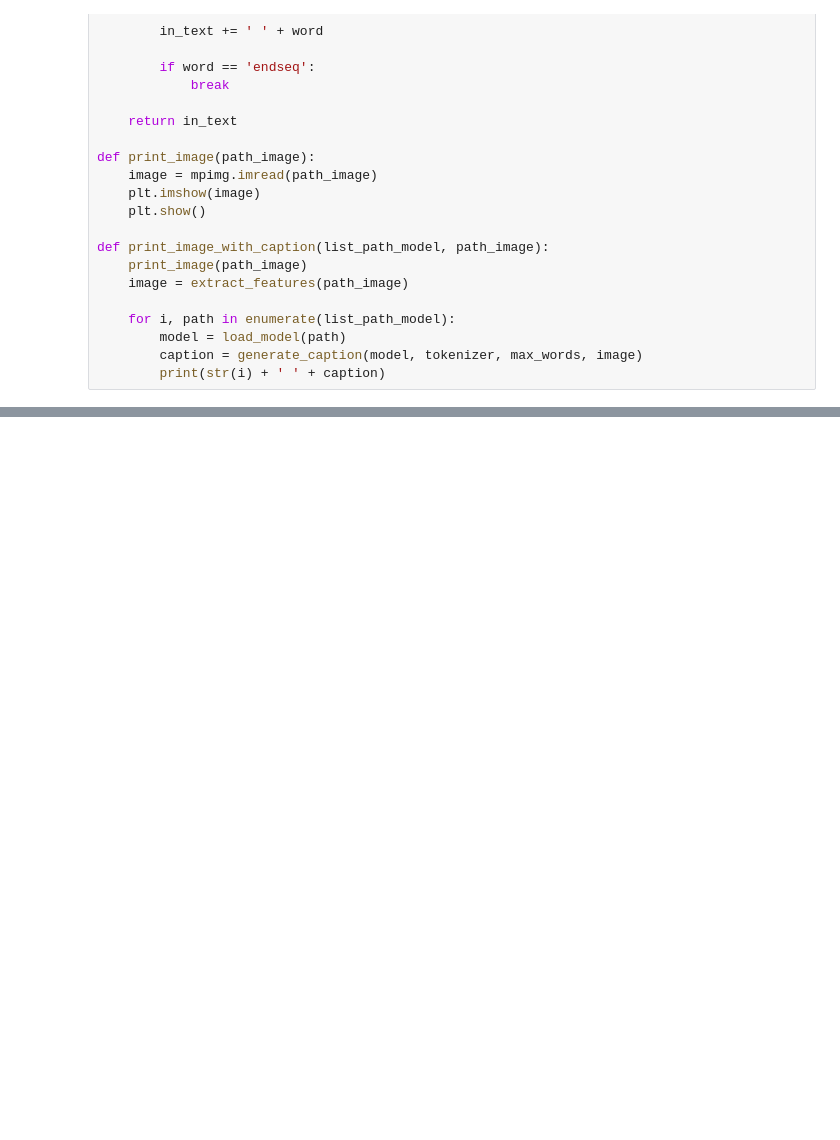
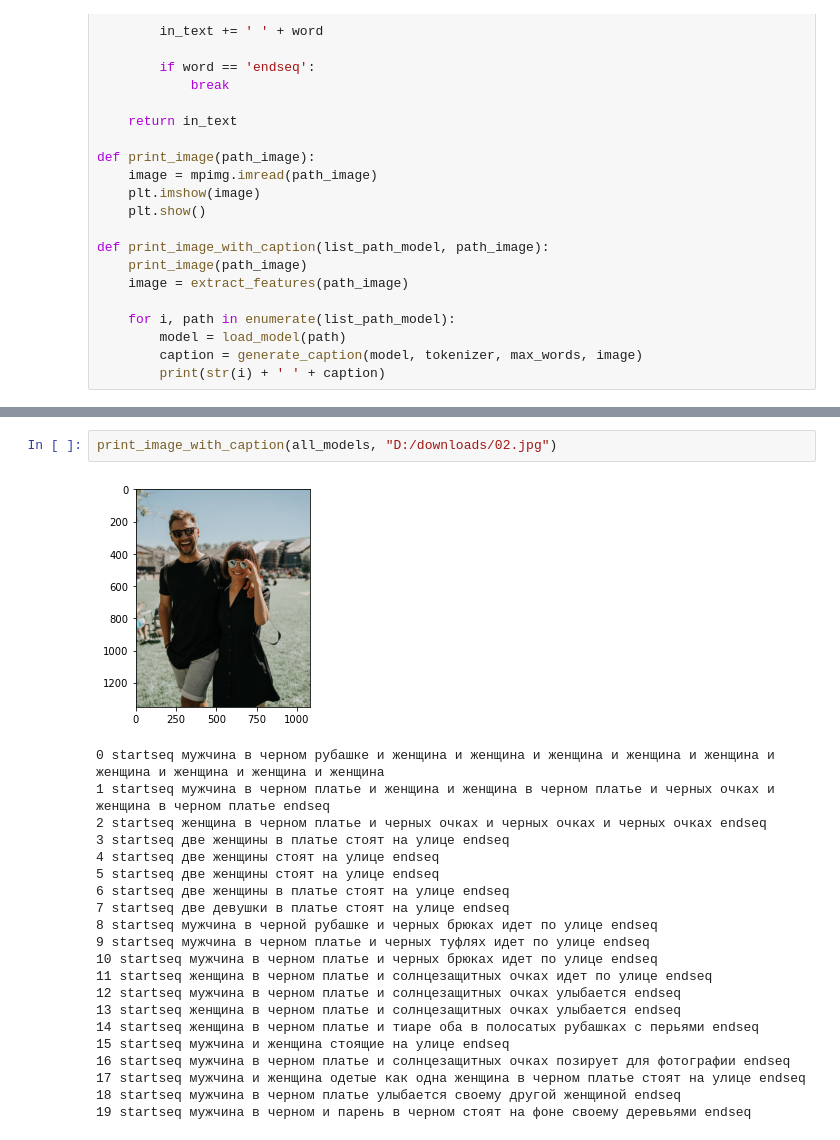
Before and after one commit to algorithm-ssau/generating-image-captions, a Jupyter notebook: lab3-image-caption-generator/6-use-model.ipynb, the cells around one changed output, grey strips where cells are left out. Saved outputs shown, nothing was run; the diff lists cells and outputs as text; blank space fills up the shorter version.

```diff
--- a/lab3-image-caption-generator/6-use-model.ipynb
+++ b/lab3-image-caption-generator/6-use-model.ipynb
@@ -102,0 +151,24 @@ def print_image_with_caption(list_path_model, path_image):
+# %%
+print_image_with_caption(all_models, "D:/downloads/02.jpg")
+# %% [output]
+[figure, added]
+0 startseq мужчина в черном рубашке и женщина и женщина и женщина и женщина и женщина и женщина и женщина и женщина и женщина
+1 startseq мужчина в черном платье и женщина и женщина в черном платье и черных очках и женщина в черном платье endseq
+2 startseq женщина в черном платье и черных очках и черных очках и черных очках endseq
+3 startseq две женщины в платье стоят на улице endseq
+4 startseq две женщины стоят на улице endseq
+5 startseq две женщины стоят на улице endseq
+6 startseq две женщины в платье стоят на улице endseq
+7 startseq две девушки в платье стоят на улице endseq
+8 startseq мужчина в черной рубашке и черных брюках идет по улице endseq
+9 startseq мужчина в черном платье и черных туфлях идет по улице endseq
+10 startseq мужчина в черном платье и черных брюках идет по улице endseq
+11 startseq женщина в черном платье и солнцезащитных очках идет по улице endseq
+12 startseq мужчина в черном платье и солнцезащитных очках улыбается endseq
+13 startseq женщина в черном платье и солнцезащитных очках улыбается endseq
+14 startseq женщина в черном платье и тиаре оба в полосатых рубашках с перьями endseq
+15 startseq мужчина и женщина стоящие на улице endseq
+16 startseq мужчина в черном платье и солнцезащитных очках позирует для фотографии endseq
+17 startseq мужчина и женщина одетые как одна женщина в черном платье стоят на улице endseq
+18 startseq мужчина в черном платье улыбается своему другой женщиной endseq
+19 startseq мужчина в черном и парень в черном стоят на фоне своему деревьями endseq
```
Also changed, not shown: parts of 4 cells of this notebook.
